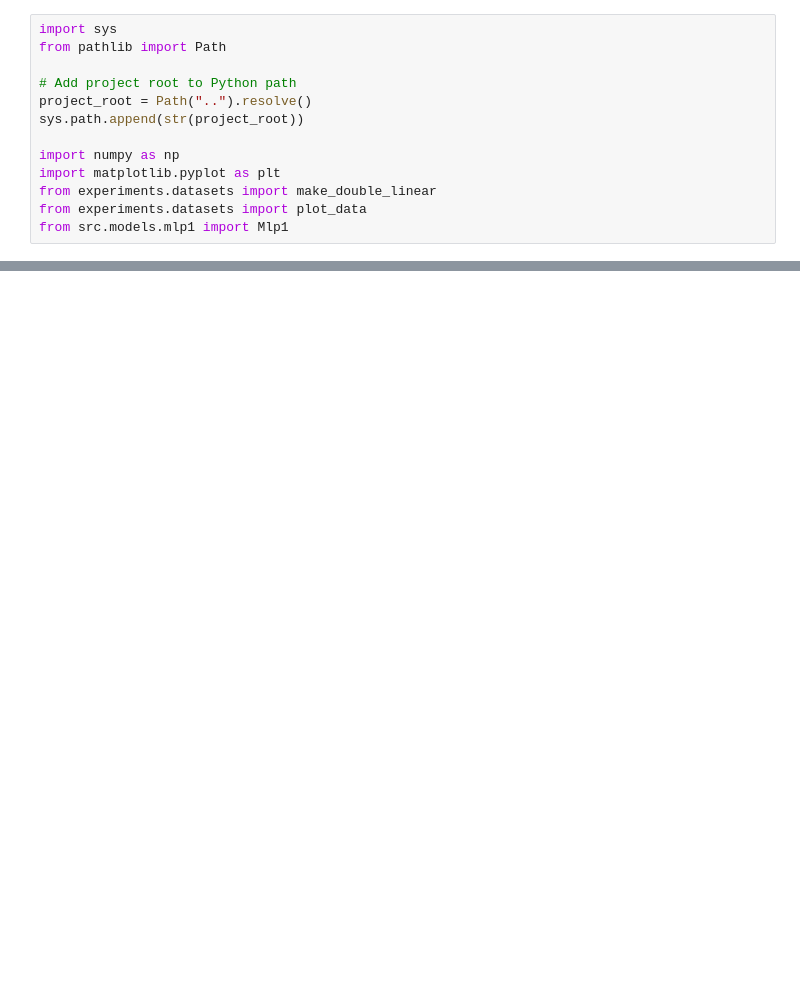
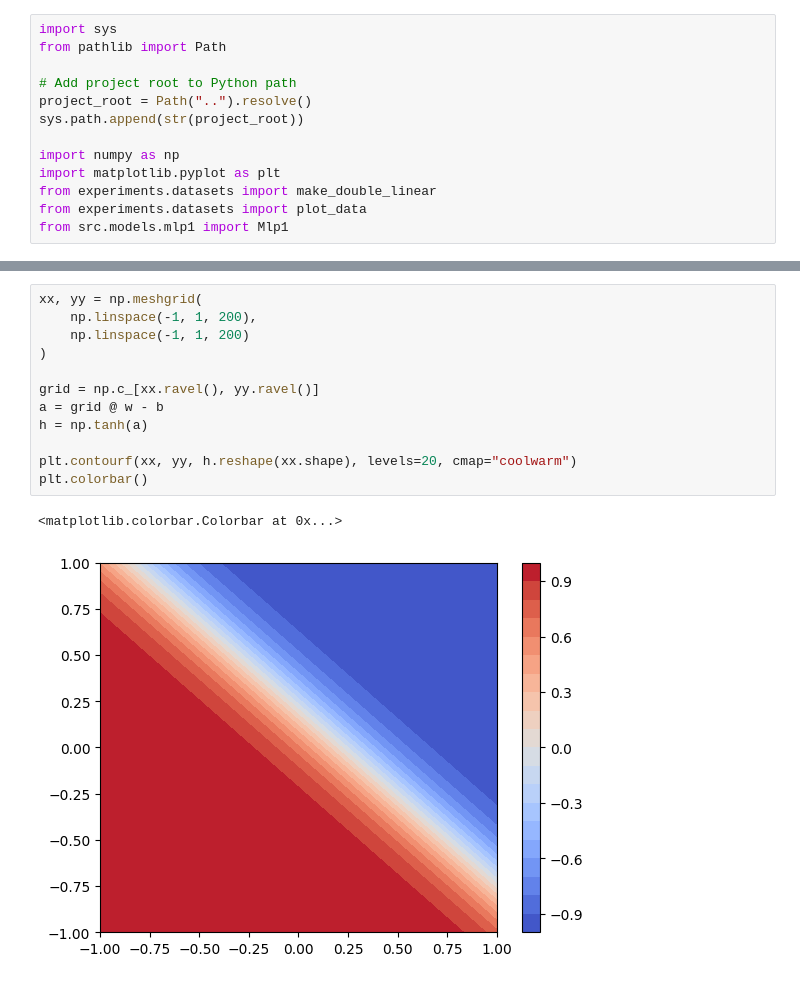
Before and after one commit to axelwilandh/perceptrons-from-scratch, a Jupyter notebook: notebooks/double_linear.ipynb, the cells around one changed output, grey strips where cells are left out. Drawn from its saved outputs; the diff is of its cells as text; blank space fills up the shorter version.

```diff
--- a/notebooks/double_linear.ipynb
+++ b/notebooks/double_linear.ipynb
@@ -133,0 +134,15 @@ plt.contour(xx, yy, Z, levels=[0], colors='k')
+# %%
+xx, yy = np.meshgrid(
+    np.linspace(-1, 1, 200),
+    np.linspace(-1, 1, 200)
+)
+
+grid = np.c_[xx.ravel(), yy.ravel()]
+a = grid @ w - b
+h = np.tanh(a)
+
+plt.contourf(xx, yy, h.reshape(xx.shape), levels=20, cmap="coolwarm")
+plt.colorbar()
+# %% [output]
+<matplotlib.colorbar.Colorbar at 0x...>
+[figure, added]
```
Also changed, not shown: parts of 6 cells of this notebook, 3 other files.
